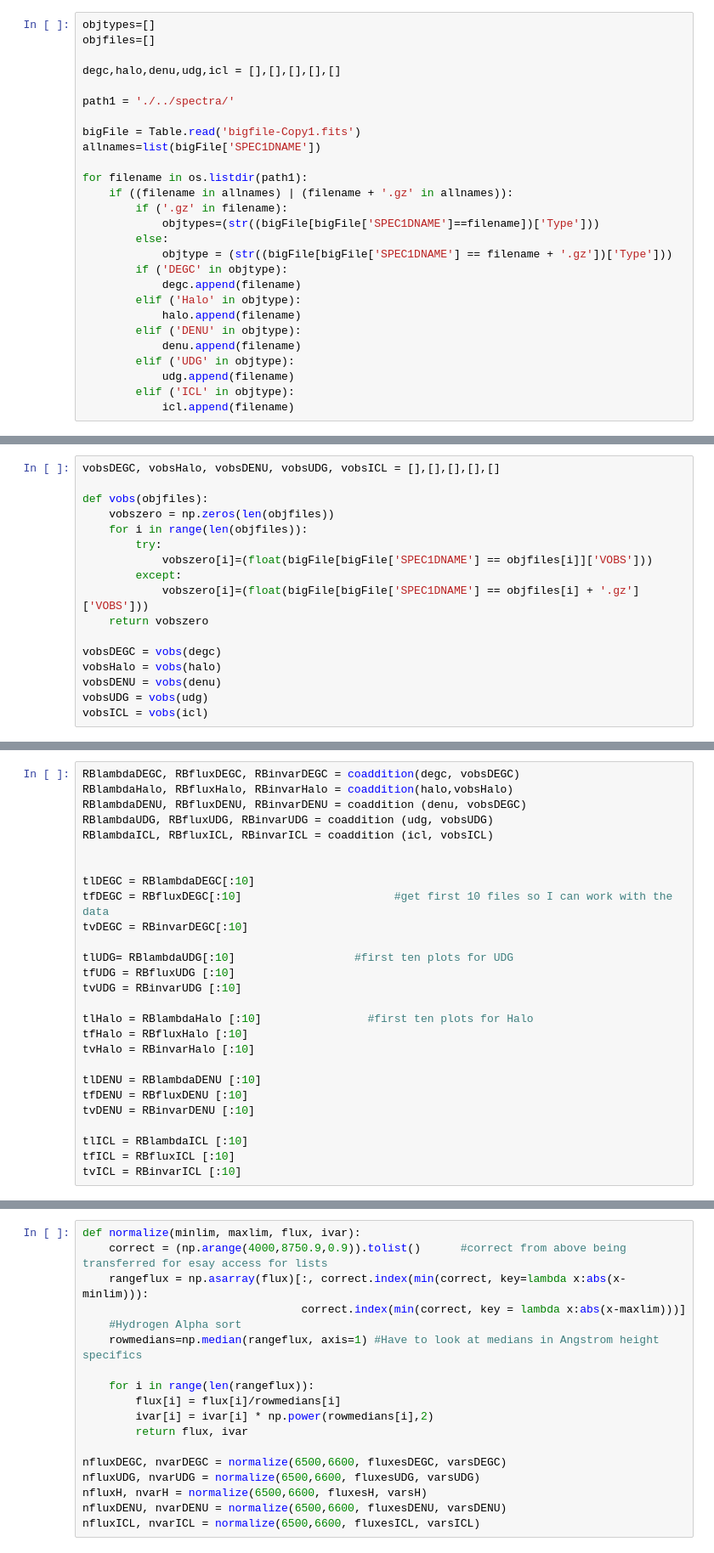
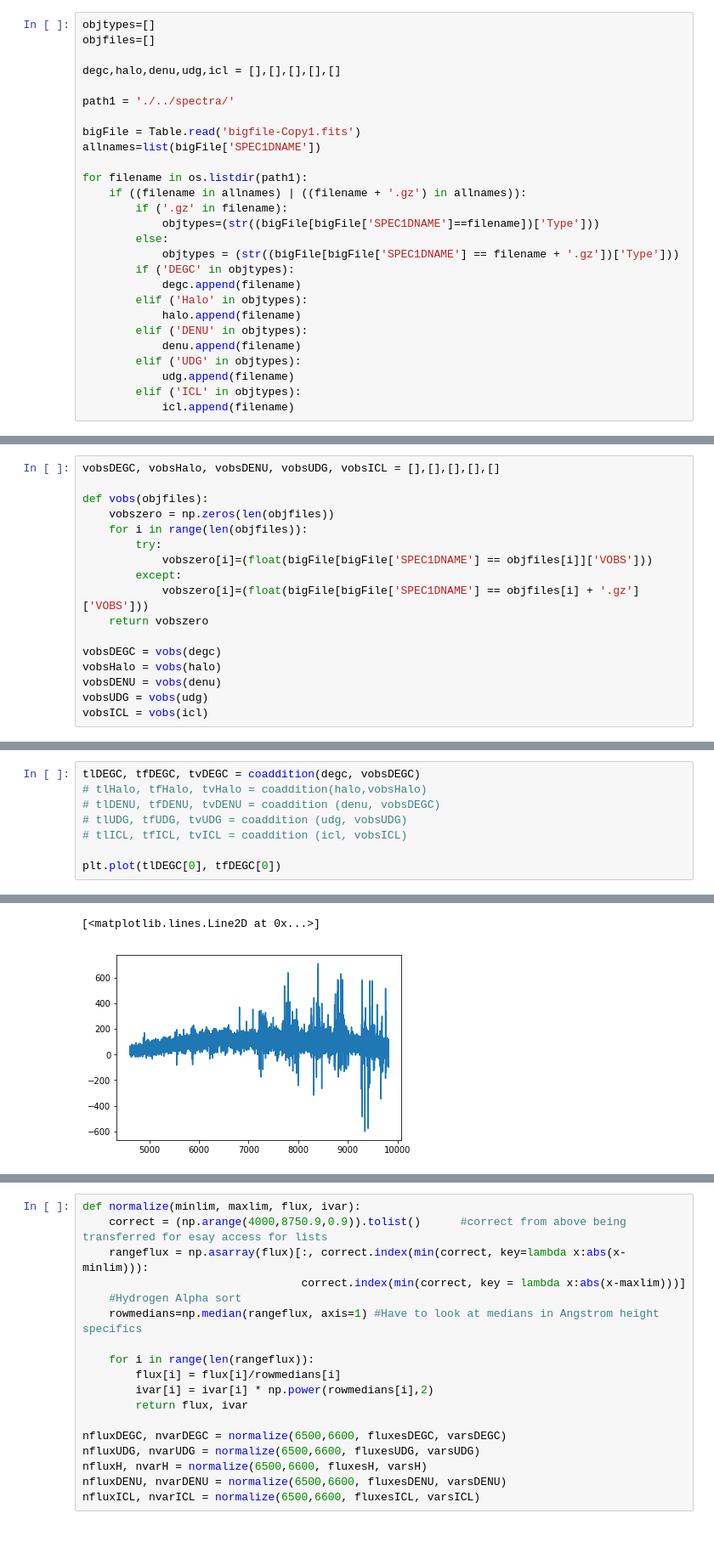
Before and after one commit to kadri-nizam/SIP2019, a Jupyter notebook: Giovanni/Coadding Species.ipynb, the cells around one changed output, grey strips where cells are left out. Shown at 85% size. Drawn from its saved outputs; the diff is of its cells as text.

```diff
--- a/Giovanni/Coadding Species.ipynb
+++ b/Giovanni/Coadding Species.ipynb
@@ -36,20 +36,20 @@ bigFile = Table.read('bigfile-Copy1.fits')
 allnames=list(bigFile['SPEC1DNAME'])
 
 for filename in os.listdir(path1):
-    if ((filename in allnames) | (filename + '.gz' in allnames)):
+    if ((filename in allnames) | ((filename + '.gz') in allnames)):
         if ('.gz' in filename):
             objtypes=(str((bigFile[bigFile['SPEC1DNAME']==filename])['Type']))
         else:
-            objtype = (str((bigFile[bigFile['SPEC1DNAME'] == filename + '.gz'])['Type']))
-        if ('DEGC' in objtype):
+            objtypes = (str((bigFile[bigFile['SPEC1DNAME'] == filename + '.gz'])['Type']))
+        if ('DEGC' in objtypes):
             degc.append(filename)
-        elif ('Halo' in objtype):
+        elif ('Halo' in objtypes):
             halo.append(filename)
-        elif ('DENU' in objtype):
+        elif ('DENU' in objtypes):
             denu.append(filename)
-        elif ('UDG' in objtype):
+        elif ('UDG' in objtypes):
             udg.append(filename)
-        elif ('ICL' in objtype):
+        elif ('ICL' in objtypes):
             icl.append(filename)
 # %%
 sys.path.append(working_dir + 'lib')
@@ -101,30 +101,12 @@ def coaddition(objfiles, velocities):
         allvariances.append(np.append(specB.data['IVAR'],specR.data['IVAR'])) # Blue variances to red
         f.close()
     return alllambdas, allfluxes, allvariances
-# %%
-RBlambdaDEGC, RBfluxDEGC, RBinvarDEGC = coaddition(degc, vobsDEGC)
-RBlambdaHalo, RBfluxHalo, RBinvarHalo = coaddition(halo,vobsHalo)
-RBlambdaDENU, RBfluxDENU, RBinvarDENU = coaddition (denu, vobsDEGC)
-RBlambdaUDG, RBfluxUDG, RBinvarUDG = coaddition (udg, vobsUDG)
-RBlambdaICL, RBfluxICL, RBinvarICL = coaddition (icl, vobsICL)
-
-
-tlDEGC = RBlambdaDEGC[:10]
-tfDEGC = RBfluxDEGC[:10]                       #get first 10 files so I can work with the data
-tvDEGC = RBinvarDEGC[:10]
-
-tlUDG= RBlambdaUDG[:10]                  #first ten plots for UDG
-tfUDG = RBfluxUDG [:10]
-tvUDG = RBinvarUDG [:10]
-
-tlHalo = RBlambdaHalo [:10]                #first ten plots for Halo
-tfHalo = RBfluxHalo [:10]
-tvHalo = RBinvarHalo [:10]
-
-tlDENU = RBlambdaDENU [:10]
-tfDENU = RBfluxDENU [:10]
-tvDENU = RBinvarDENU [:10]
-
-tlICL = RBlambdaICL [:10]
-tfICL = RBfluxICL [:10]
-tvICL = RBinvarICL [:10]
+# %%
+tlDEGC, tfDEGC, tvDEGC = coaddition(degc, vobsDEGC)
+# tlHalo, tfHalo, tvHalo = coaddition(halo,vobsHalo)
+# tlDENU, tfDENU, tvDENU = coaddition (denu, vobsDEGC)
+# tlUDG, tfUDG, tvUDG = coaddition (udg, vobsUDG)
+# tlICL, tfICL, tvICL = coaddition (icl, vobsICL)
+
+plt.plot(tlDEGC[0], tfDEGC[0])
+# %% [output]
@@ -131,3 +130,5 @@ tvICL = RBinvarICL [:10]
+[<matplotlib.lines.Line2D at 0x...>]
+[figure, added]
 # %%
 fluxesDEGC = np.zeros((len(tlDEGC), len(correct)))
 varsDEGC = np.zeros((len(tlDEGC), len(correct)))
```
Also changed, not shown: parts of 15 cells of this notebook.
